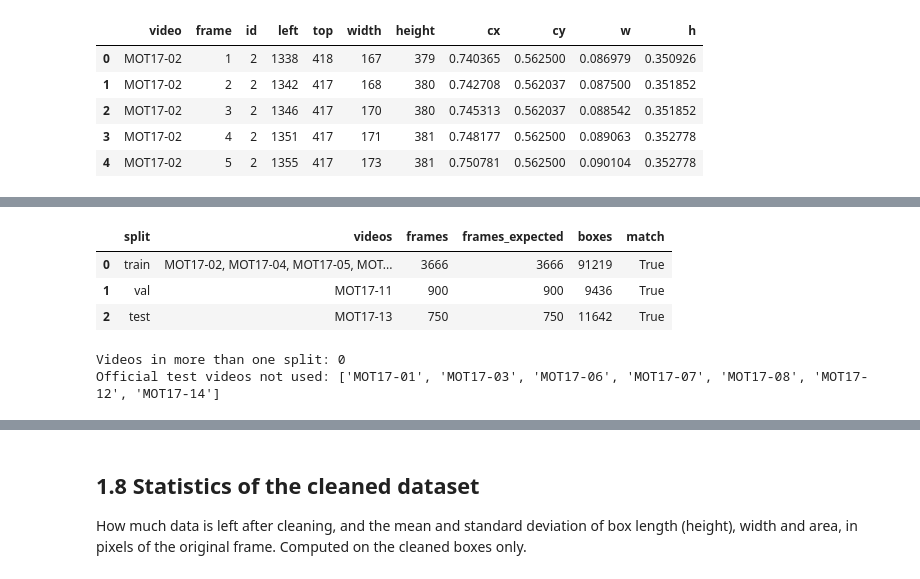
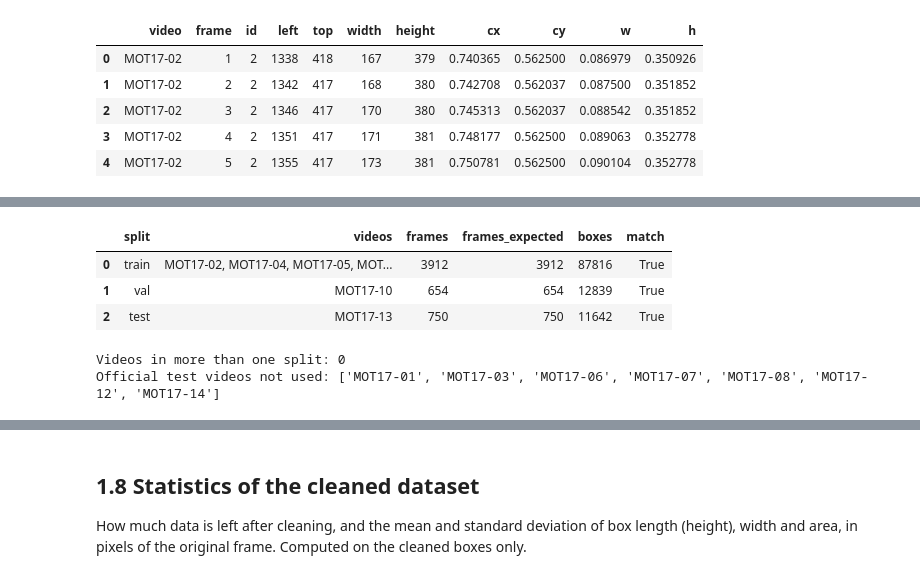
Before and after one commit to Rowan-gne/APS360-2026-Multi-Object-Tracking-Project, a Jupyter notebook: MOT17/MOT17/Exploratory data analysis.ipynb, the cells around one changed output, grey strips where cells are left out. Cells and saved outputs as stored; diff of their text form; code cells hidden in the pictures.

```diff
--- a/MOT17/MOT17/Exploratory data analysis.ipynb
+++ b/MOT17/MOT17/Exploratory data analysis.ipynb
@@ -20,9 +27,7 @@ import numpy as np
 import pandas as pd
 import matplotlib.pyplot as plt
 from PIL import Image, ImageDraw
-import torch
-from torch.utils.data import Dataset, DataLoader
-from torchvision.transforms import functional as TF
+import torch                         # (frame loading and the datasets are in mot17_data.py, section 0)
 
 # ---- Paths: the only place in the notebook where paths are defined ----
 # Jupyter and VS Code start a notebook inside its own folder, which is MOT17/MOT17/.
@@ -45,9 +50,11 @@ VISIBILITY_THRESHOLD = None                  # OPTION 1.4: e.g. 0.1 drops boxes
 
 # DECISION 1.7: split by whole video (explained in section 1.7). Needed early because
 # the pixel statistics in 1.6 must come from the training split only.
+# Changed 2026-11-15 (Rowan): validation is MOT17-10, not MOT17-11. MOT17-11's people are much bigger
+# than the test video's (median 359 px vs 84 px tall), so it was a poor stand-in for the test video.
 SPLIT_OF_VIDEO = {
-    "MOT17-02": "train", "MOT17-04": "train", "MOT17-05": "train", "MOT17-09": "train", "MOT17-10": "train",
-    "MOT17-11": "val",
+    "MOT17-02": "train", "MOT17-04": "train", "MOT17-05": "train", "MOT17-09": "train", "MOT17-11": "train",
+    "MOT17-10": "val",
     "MOT17-13": "test",
 }
 SPLITS = ["train", "val", "test"]
@@ -129,4 +136,4 @@ EXPECTED = pd.DataFrame(
     columns=["video", "frames", "width", "height", "fps", "ped_rows", "ped_ids", "extend_past_edge", "centre_outside"],
 ).set_index("video")
 EXPECTED_TEST_FRAMES = 5919                                   # official test/ videos, all 7 together
-EXPECTED_SPLIT_FRAMES = {"train": 3666, "val": 900, "test": 750}
+EXPECTED_SPLIT_FRAMES = {"train": 3912, "val": 654, "test": 750}   # for the 2026-11-15 split (val = MOT17-10)
@@ -778,33 +995,28 @@ Splits by whole video (MOT17's own test videos have no public answers): train =
 # %%
 # Label every kept frame and box with its split. Official test/ videos have no split and are not used.
 kept_frames["split"] = kept_frames["video"].map(SPLIT_OF_VIDEO)
 frames_used = kept_frames.dropna(subset=["split"]).copy()
 ped["split"] = ped["video"].map(SPLIT_OF_VIDEO)
 
 split_table = pd.DataFrame([
     {"split": s,
      "videos": ", ".join(sorted(v for v, sp in SPLIT_OF_VIDEO.items() if sp == s)),
      "frames": int((frames_used["split"] == s).sum()),
      "frames_expected": EXPECTED_SPLIT_FRAMES[s],
      "boxes": int((ped["split"] == s).sum())}
     for s in SPLITS
 ])
 split_table["match"] = split_table["frames"] == split_table["frames_expected"]
 display(split_table)
 
 # No video may appear in two splits (a dictionary gives each video exactly one split, but check the data too).
 splits_per_video = frames_used.groupby("video")["split"].nunique()
 print("Videos in more than one split:", int((splits_per_video > 1).sum()))
 print("Official test videos not used:", sorted(videos.loc[videos["folder"] == "test", "video"]))
-
-report["1.7 Train / validation / test split"] = "\n\n".join([
-    "Split by whole video. The official test/ videos have no public ground truth and are not used.",
-    md_table(split_table),
-])
 # %% [output]
 |  | split | videos | frames | frames_expected | boxes | match |
-| 0 | train | MOT17-02, MOT17-04, MOT17-05, MOT... | 3666 | 3666 | 91219 | True |
-| 1 | val | MOT17-11 | 900 | 900 | 9436 | True |
+| 0 | train | MOT17-02, MOT17-04, MOT17-05, MOT... | 3912 | 3912 | 87816 | True |
+| 1 | val | MOT17-10 | 654 | 654 | 12839 | True |
 | 2 | test | MOT17-13 | 750 | 750 | 11642 | True |
 Videos in more than one split: 0
 Official test videos not used: ['MOT17-01', 'MOT17-03', 'MOT17-06', 'MOT17-07', 'MOT17-08', 'MOT17-12', 'MOT17-14']
```
Also changed, not shown: parts of 37 cells of this notebook, 3 other files.
